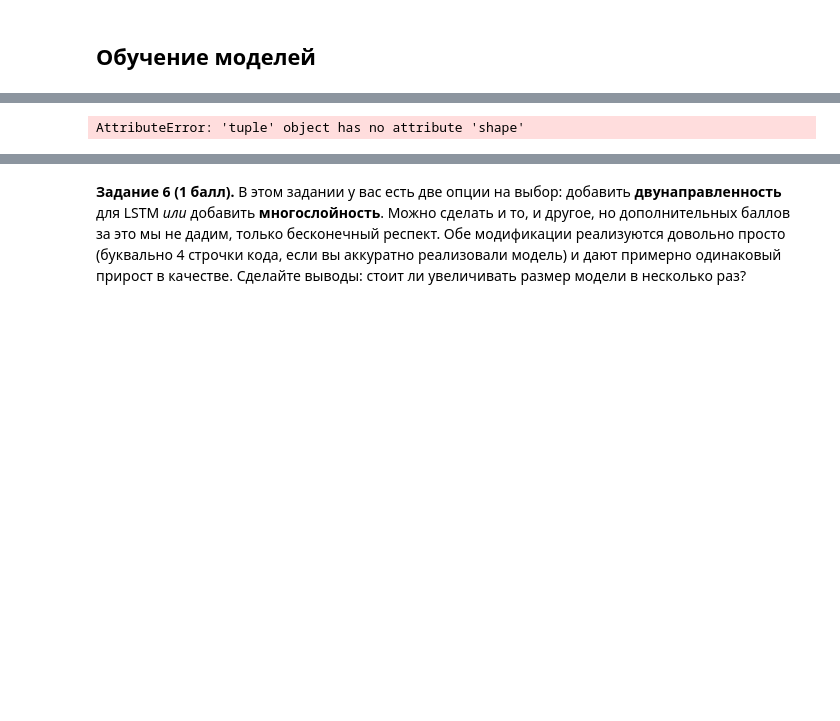
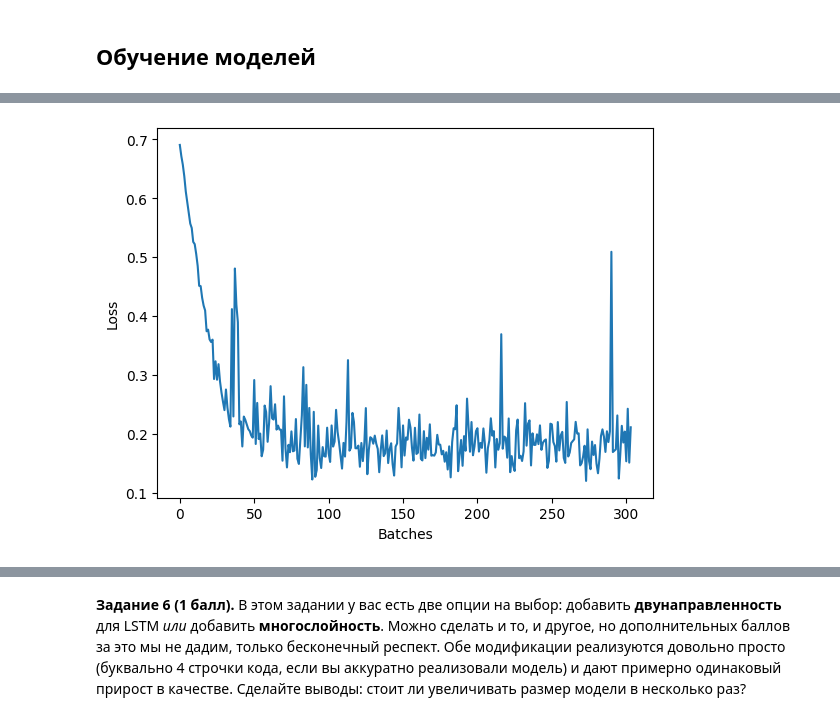
Before and after one commit to AbylayDalabay/NLP, a Jupyter notebook: 06_lstm_multilabel_classification/lstm_multilabel.ipynb, the cells around one changed output, grey strips where cells are left out. Cells and saved outputs as stored; diff of their text form; code cells hidden in the pictures; blank space fills up the shorter version.

Commit message:
06_lstm added train inference f1 = average_precision_score for multilabek

```diff
--- a/06_lstm_multilabel_classification/lstm_multilabel.ipynb
+++ b/06_lstm_multilabel_classification/lstm_multilabel.ipynb
@@ -371,17 +362,50 @@ class RNNCell(nn.Module):
 # %%
 def rnn_loop(rnn_cell: RNNCell, batch_indices):
     batch_size = batch_indices.shape[0]
-    zero_state = rnn_cell.get_zero_state(batch_size)
+    last_hidden_state = rnn_cell.get_zero_state(batch_size)
+    last_raw_logits = None
+
     batch_slices = torch.transpose(batch_indices, 1, 0)
+
     for batch_slice in batch_slices:
-        print("batch slice shape: ", batch_slice.shape)
+        output = rnn_cell(batch_slice, last_hidden_state)
+        last_hidden_state = output['hidden_state']
+        last_raw_logits = output['raw_logits']
+
+    assert last_raw_logits is not None
+
+    return last_raw_logits
+# %%
+def train(
+    model,
+    forward_loop_func,
+    train_loader: DataLoader,
+):
+    loss_func = nn.BCELoss()
+    optimizer = torch.optim.Adam(model.parameters())
+    sigmoid = nn.Sigmoid()
+
+    loss_history = []
+    for batch, labels in train_loader:
+        optimizer.zero_grad()
+        raw_logits = forward_loop_func(model, batch)
+        loss = loss_func(sigmoid(raw_logits), labels)
+        loss.backward()
+        optimizer.step()
+        loss_history.append(loss.item())
+
+        clear_output(True)
+        plt.plot(loss_history)
+        plt.xlabel('Batches')
+        plt.ylabel('Loss')
+        plt.show()
 # %%
 rnn_config = {
     'batch_size' : 8,
     'num_tokens' : tokenizer.vocab_size,
     'embedding_size' : 32,
     'hidden_embedding_size' : 64,
-    'output_size' : 50
+    'output_size' : len(label_set)
 }
 # %%
 rnn_cell = RNNCell(
@@ -395,4 +417,8 @@ batch = next(iter(train_loader))
-# %%
-output = rnn_loop(rnn_cell, batch)
-# %% [output]
-AttributeError: 'tuple' object has no attribute 'shape'
+# %%
+train(
+    rnn_cell,
+    rnn_loop,
+    train_loader
+)
+# %% [output]
+[figure, added]
```
Also changed, not shown: parts of 16 cells of this notebook.
